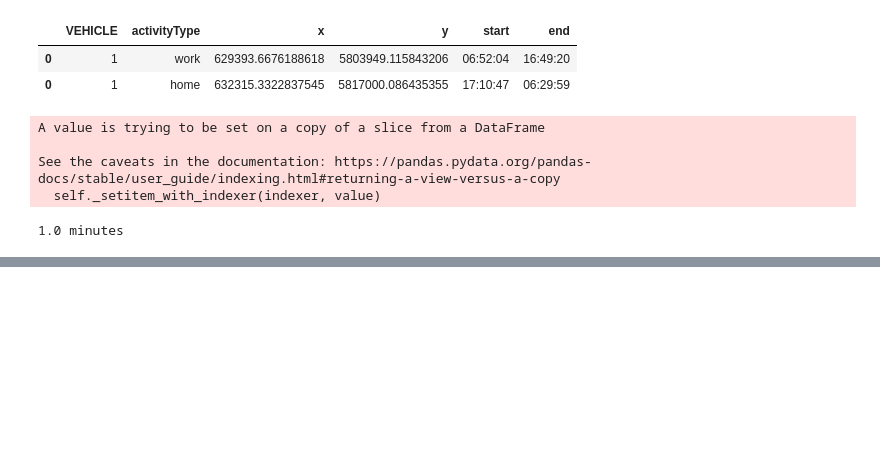
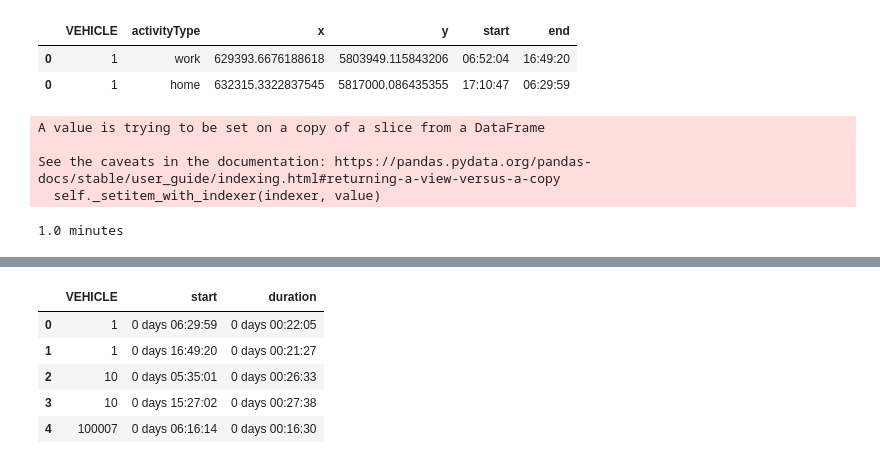
Before and after one commit to zahraeftekhar/PythonProcessingOfMATSimOutputs, a Jupyter notebook: _2_groundtruthODmatrix.ipynb, the cells around one changed output, grey strips where cells are left out. Cells and saved outputs as stored; diff of their text form; code cells hidden in the pictures; blank space fills up the shorter version.

```diff
--- a/_2_groundtruthODmatrix.ipynb
+++ b/_2_groundtruthODmatrix.ipynb
@@ -193,0 +238,14 @@ trips["100007"]
+# %%
+with open('{a}activity_df.pickle'.format(a=savingLoc), 'rb') as handle:
+    activities = pickle.load(handle)
+with open("{a}trip_df.pickle".format(a=savingLoc), 'rb') as handle:
+    trips = pickle.load(handle)
+# %%
+trips.head()
+# %% [output]
+|  | VEHICLE | start | duration |
+| 0 | 1 | 0 days 06:29:59 | 0 days 00:22:05 |
+| 1 | 1 | 0 days 16:49:20 | 0 days 00:21:27 |
+| 2 | 10 | 0 days 05:35:01 | 0 days 00:26:33 |
+| 3 | 10 | 0 days 15:27:02 | 0 days 00:27:38 |
+| 4 | 100007 | 0 days 06:16:14 | 0 days 00:16:30 |
```
Also changed, not shown: parts of 10 cells of this notebook.
